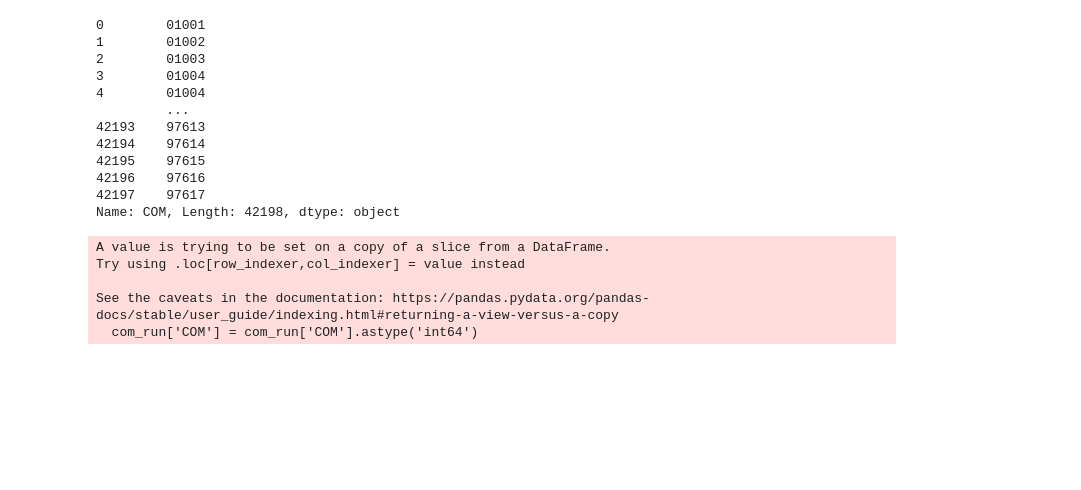
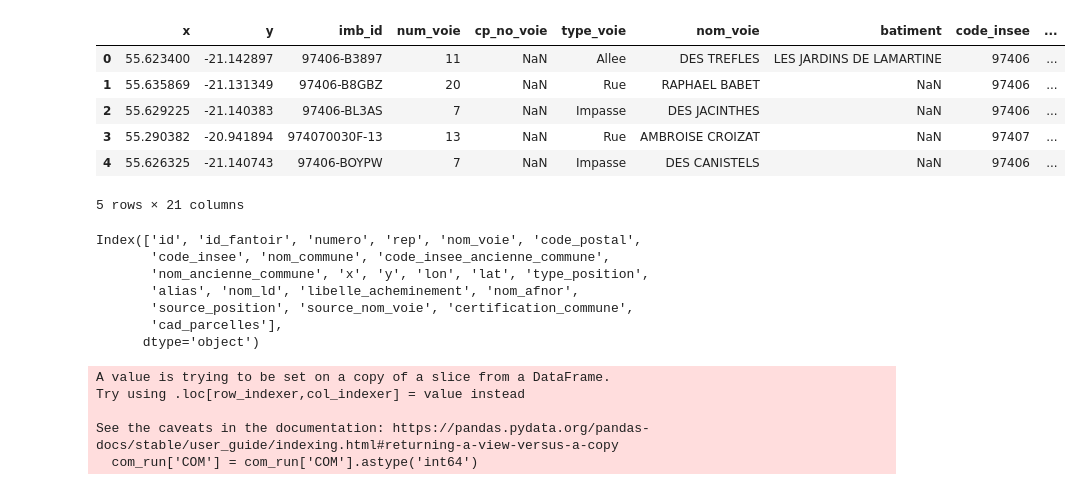
Before and after one commit to DataVizTek/DataVizTek, a Jupyter notebook: Untitled.ipynb, the cells around one changed output. Saved outputs shown, nothing was run; the diff lists cells and outputs as text; code cells hidden in the pictures; blank space fills up the shorter version.

```diff
--- a/Untitled.ipynb
+++ b/Untitled.ipynb
@@ -6,18 +7,23 @@ fiber = pd.read_csv("fiber.csv")
-# %%
-com['COM']
-# %% [output]
-0        01001
-1        01002
-2        01003
-3        01004
-4        01004
-         ...
-42193    97613
-42194    97614
-42195    97615
-42196    97616
-42197    97617
-Name: COM, Length: 42198, dtype: object
+# %%
+fiber.head()
+# %% [output]
+|  | x | y | imb_id | num_voie | cp_no_voie | type_voie | nom_voie | batiment | code_insee | ... |
+| 0 | 55.623400 | -21.142897 | 97406-B3897 | 11 | NaN | Allee | DES TREFLES | LES JARDINS DE LAMARTINE | 97406 | ... |
+| 1 | 55.635869 | -21.131349 | 97406-B8GBZ | 20 | NaN | Rue | RAPHAEL BABET | NaN | 97406 | ... |
+| 2 | 55.629225 | -21.140383 | 97406-BL3AS | 7 | NaN | Impasse | DES JACINTHES | NaN | 97406 | ... |
+| 3 | 55.290382 | -20.941894 | 974070030F-13 | 13 | NaN | Rue | AMBROISE CROIZAT | NaN | 97407 | ... |
+| 4 | 55.626325 | -21.140743 | 97406-BOYPW | 7 | NaN | Impasse | DES CANISTELS | NaN | 97406 | ... |
+5 rows × 21 columns
+# %%
+ban.columns
+# %% [output]
+Index(['id', 'id_fantoir', 'numero', 'rep', 'nom_voie', 'code_postal',
+       'code_insee', 'nom_commune', 'code_insee_ancienne_commune',
+       'nom_ancienne_commune', 'x', 'y', 'lon', 'lat', 'type_position',
+       'alias', 'nom_ld', 'libelle_acheminement', 'nom_afnor',
+       'source_position', 'source_nom_voie', 'certification_commune',
+       'cad_parcelles'],
+      dtype='object')
 # %%
 com_run = com[com['COM'].str.contains(r'^974')]
 com_run['COM'] = com_run['COM'].astype('int64')
```
Also changed, not shown: parts of 12 cells of this notebook.
